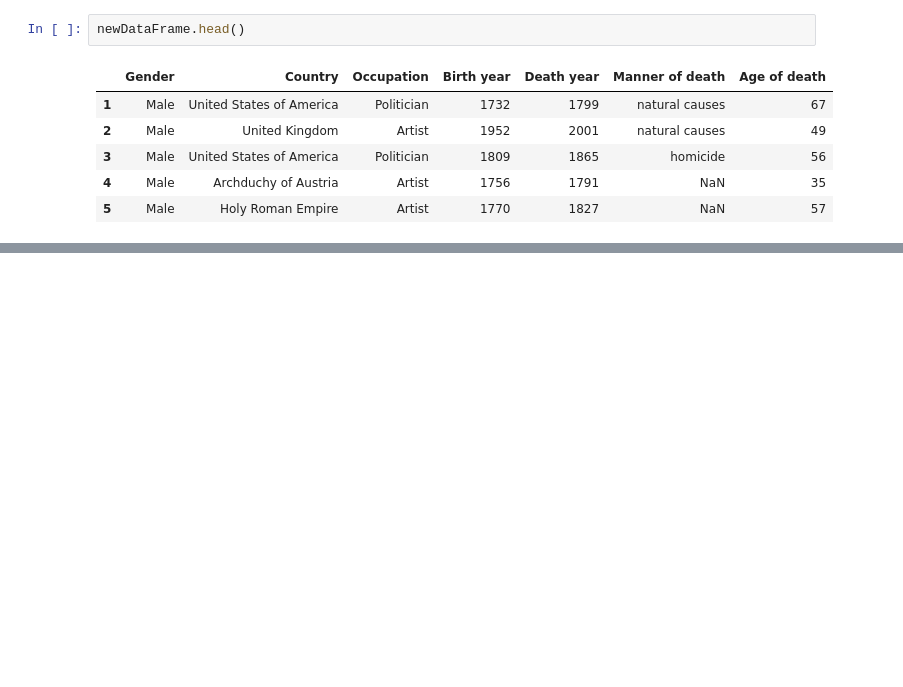
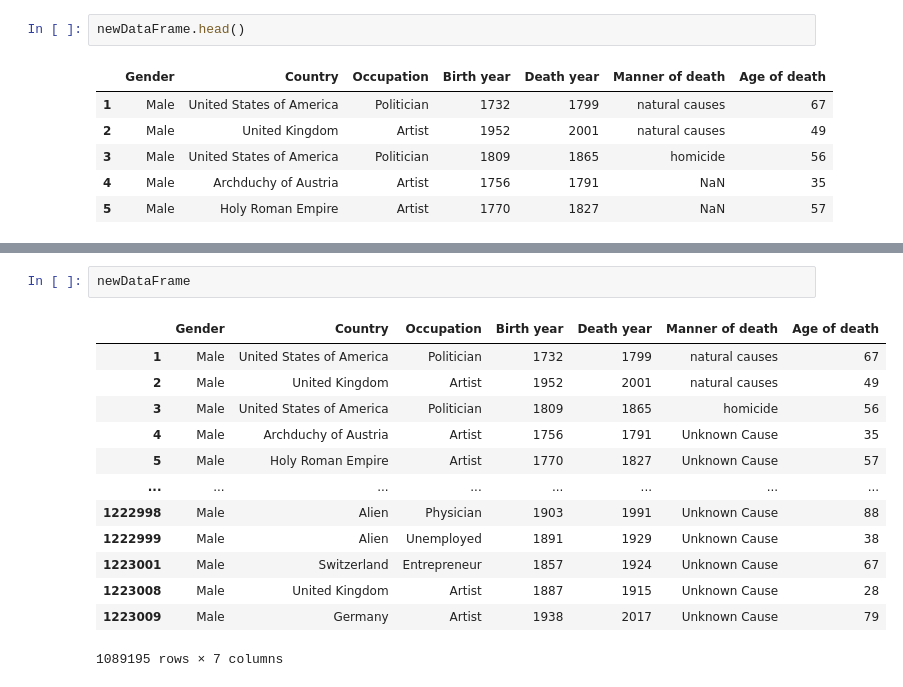
Before and after one commit to TNorsang/Time-of-Death-AI, a Jupyter notebook: timeOfDeath.ipynb, the cells around one changed output, grey strips where cells are left out. Cells and saved outputs as stored; diff of their text form; blank space fills up the shorter version.

```diff
--- a/timeOfDeath.ipynb
+++ b/timeOfDeath.ipynb
@@ -79,0 +102,16 @@ newDataFrame.replace([np.nan], "Unknown Cause")
+# %%
+newDataFrame
+# %% [output]
+|  | Gender | Country | Occupation | Birth year | Death year | Manner of death | Age of death |
+| 1 | Male | United States of America | Politician | 1732 | 1799 | natural causes | 67 |
+| 2 | Male | United Kingdom | Artist | 1952 | 2001 | natural causes | 49 |
+| 3 | Male | United States of America | Politician | 1809 | 1865 | homicide | 56 |
+| 4 | Male | Archduchy of Austria | Artist | 1756 | 1791 | Unknown Cause | 35 |
+| 5 | Male | Holy Roman Empire | Artist | 1770 | 1827 | Unknown Cause | 57 |
+| ... | ... | ... | ... | ... | ... | ... | ... |
+| 1222998 | Male | Alien | Physician | 1903 | 1991 | Unknown Cause | 88 |
+| 1222999 | Male | Alien | Unemployed | 1891 | 1929 | Unknown Cause | 38 |
+| 1223001 | Male | Switzerland | Entrepreneur | 1857 | 1924 | Unknown Cause | 67 |
+| 1223008 | Male | United Kingdom | Artist | 1887 | 1915 | Unknown Cause | 28 |
+| 1223009 | Male | Germany | Artist | 1938 | 2017 | Unknown Cause | 79 |
+1089195 rows × 7 columns
```
Also changed, not shown: parts of 26 cells of this notebook, 1 other file.
